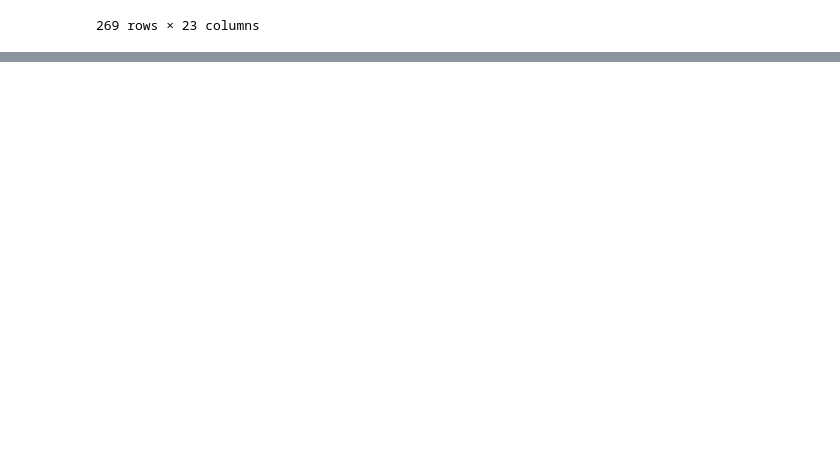
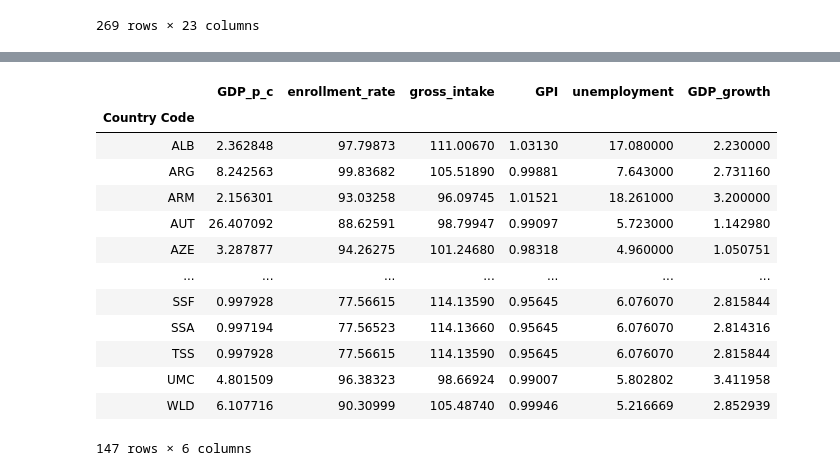
Before and after one commit to ThomLopp/AI_project, a Jupyter notebook: projet.ipynb, the cells around one changed output, grey strips where cells are left out. Saved outputs shown, nothing was run; the diff lists cells and outputs as text; code cells hidden in the pictures; blank space fills up the shorter version.

```diff
--- a/projet.ipynb
+++ b/projet.ipynb
@@ -275,3 +274,21 @@ clustermap(corOfData,annot=True)
+# %%
+data=data.dropna(axis='rows')
+data
+# %% [output]
+|  | GDP_p_c | enrollment_rate | gross_intake | GPI | unemployment | GDP_growth |
+| Country Code |  |  |  |  |  |  |
+| ALB | 2.362848 | 97.79873 | 111.00670 | 1.03130 | 17.080000 | 2.230000 |
+| ARG | 8.242563 | 99.83682 | 105.51890 | 0.99881 | 7.643000 | 2.731160 |
+| ARM | 2.156301 | 93.03258 | 96.09745 | 1.01521 | 18.261000 | 3.200000 |
+| AUT | 26.407092 | 88.62591 | 98.79947 | 0.99097 | 5.723000 | 1.142980 |
+| AZE | 3.287877 | 94.26275 | 101.24680 | 0.98318 | 4.960000 | 1.050751 |
+| ... | ... | ... | ... | ... | ... | ... |
+| SSF | 0.997928 | 77.56615 | 114.13590 | 0.95645 | 6.076070 | 2.815844 |
+| SSA | 0.997194 | 77.56523 | 114.13660 | 0.95645 | 6.076070 | 2.814316 |
+| TSS | 0.997928 | 77.56615 | 114.13590 | 0.95645 | 6.076070 | 2.815844 |
+| UMC | 4.801509 | 96.38323 | 98.66924 | 0.99007 | 5.802802 | 3.411958 |
+| WLD | 6.107716 | 90.30999 | 105.48740 | 0.99946 | 5.216669 | 2.852939 |
+147 rows × 6 columns
 # %%
 data.to_csv(index=True)
 f= open("data.txt","w+")
```
Also changed, not shown: parts of 16 cells of this notebook.
